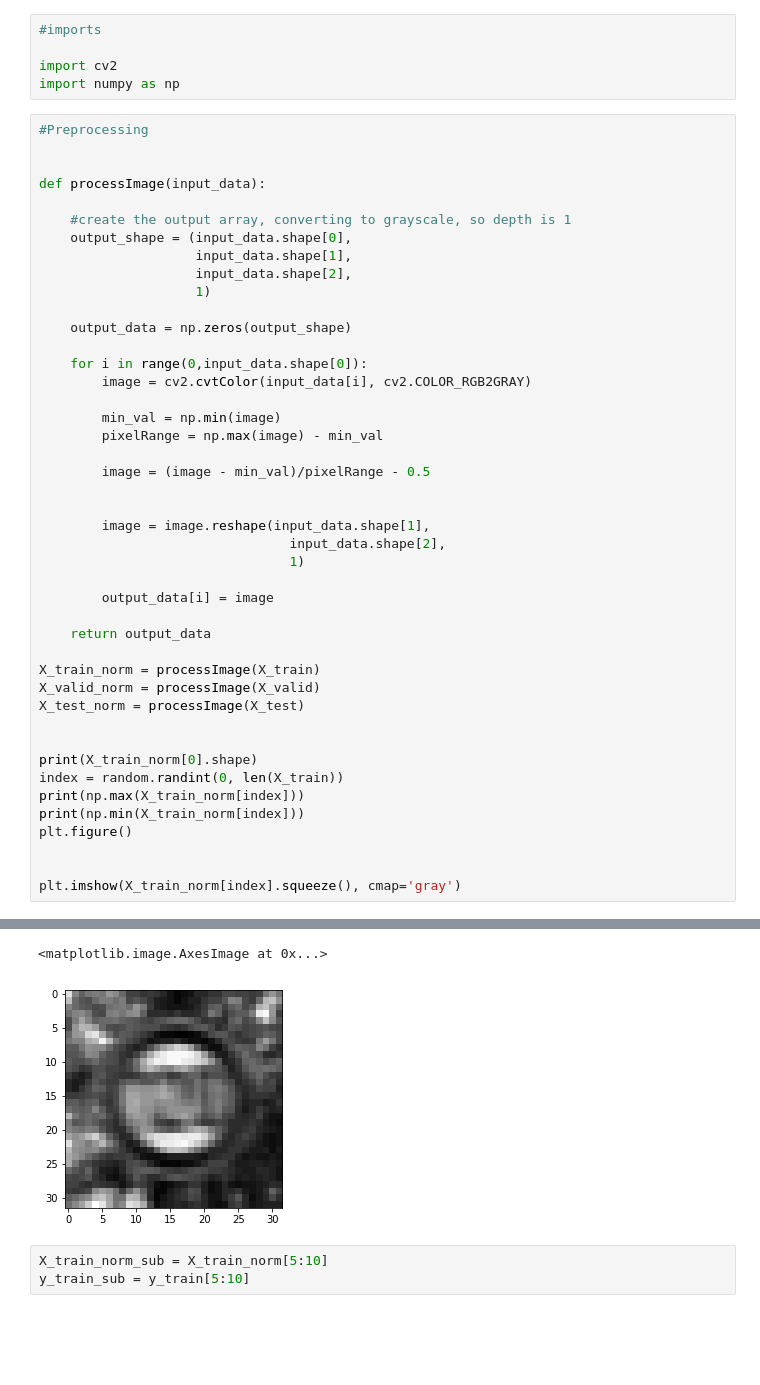
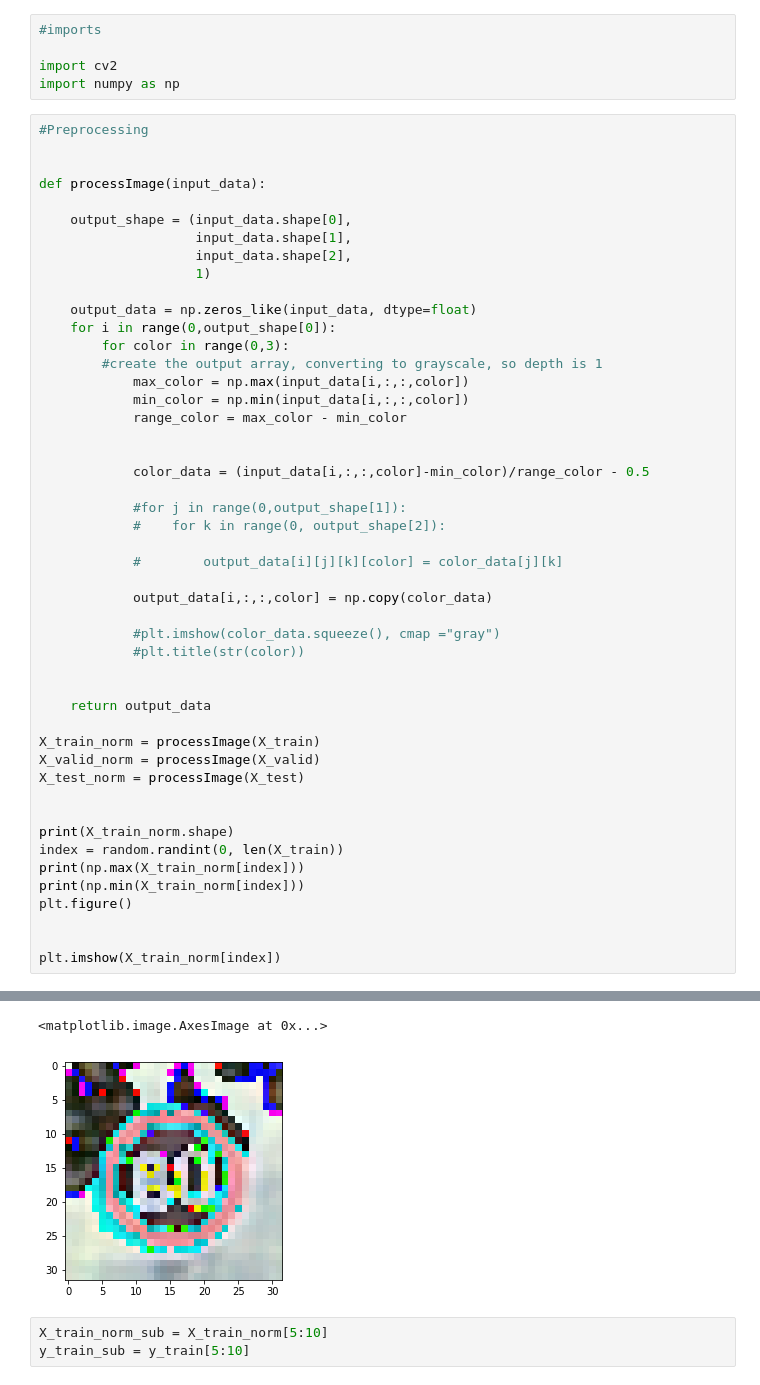
Before and after one commit to jacquestkirk/CarND_TrafficSignClassifier, a Jupyter notebook: Traffic_Sign_Classifier.ipynb, the cells around one changed output, grey strips where cells are left out. Cells and saved outputs as stored; diff of their text form; blank space fills up the shorter version.

```diff
--- a/Traffic_Sign_Classifier.ipynb
+++ b/Traffic_Sign_Classifier.ipynb
@@ -203,28 +217,32 @@ import numpy as np
 
 def processImage(input_data):
 
-    #create the output array, converting to grayscale, so depth is 1
     output_shape = (input_data.shape[0],
                     input_data.shape[1],
                     input_data.shape[2],
                     1)
 
-    output_data = np.zeros(output_shape)
-
-    for i in range(0,input_data.shape[0]):
-        image = cv2.cvtColor(input_data[i], cv2.COLOR_RGB2GRAY)
-
-        min_val = np.min(image)
-        pixelRange = np.max(image) - min_val
-
-        image = (image - min_val)/pixelRange - 0.5
+    output_data = np.zeros_like(input_data, dtype=float)
+    for i in range(0,output_shape[0]):
+        for color in range(0,3):
+        #create the output array, converting to grayscale, so depth is 1
+            max_color = np.max(input_data[i,:,:,color])
+            min_color = np.min(input_data[i,:,:,color])
+            range_color = max_color - min_color
 
 
-        image = image.reshape(input_data.shape[1],
-                                input_data.shape[2],
-                                1)
+            color_data = (input_data[i,:,:,color]-min_color)/range_color - 0.5
 
-        output_data[i] = image
+            #for j in range(0,output_shape[1]):
+            #    for k in range(0, output_shape[2]):
+
+            #        output_data[i][j][k][color] = color_data[j][k]
+
+            output_data[i,:,:,color] = np.copy(color_data)
+
+            #plt.imshow(color_data.squeeze(), cmap ="gray")
+            #plt.title(str(color))
+
 
     return output_data
 
@@ -233,12 +251,12 @@ X_valid_norm = processImage(X_valid)
 X_test_norm = processImage(X_test)
 
 
-print(X_train_norm[0].shape)
+print(X_train_norm.shape)
 index = random.randint(0, len(X_train))
 print(np.max(X_train_norm[index]))
 print(np.min(X_train_norm[index]))
 plt.figure()
 
 
-plt.imshow(X_train_norm[index].squeeze(), cmap='gray')
+plt.imshow(X_train_norm[index])
 # %% [output]
@@ -246,7 +264,7 @@ plt.imshow(X_train_norm[index].squeeze(), cmap='gray')
 0.5
 -0.5
 <matplotlib.image.AxesImage at 0x...>
-[figure, old version]
+[figure, new version]
 # %%
 X_train_norm_sub = X_train_norm[5:10]
 y_train_sub = y_train[5:10]
```
Also changed, not shown: parts of 17 cells of this notebook, 29 other files.
